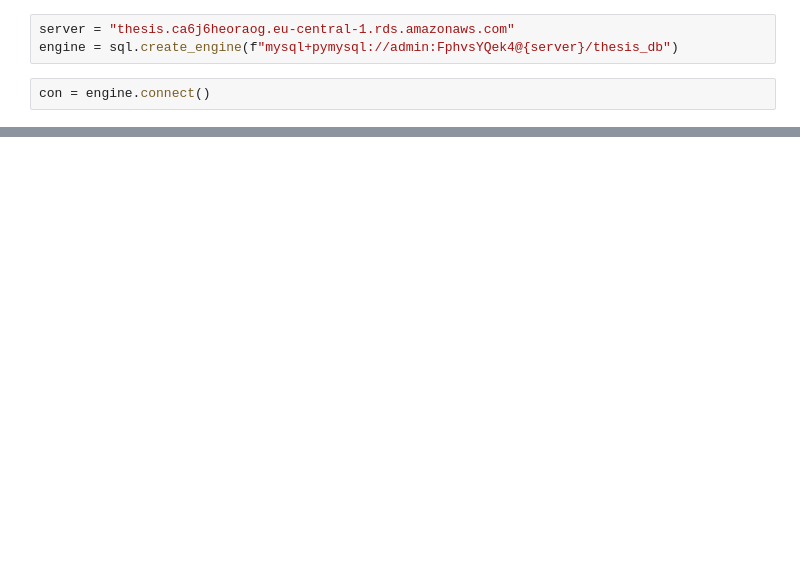
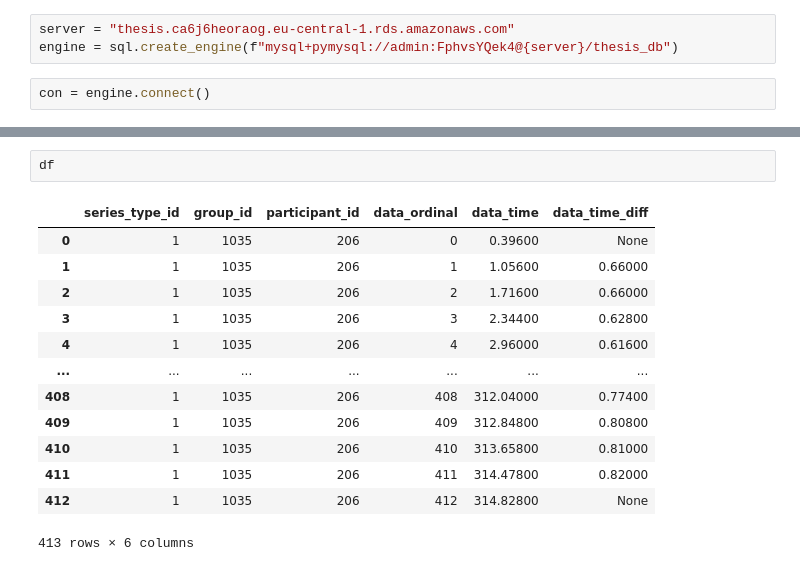
Before and after one commit to kishkash555/biu, a Jupyter notebook: Dissertation3/interpolate and upload.ipynb, the cells around one changed output, grey strips where cells are left out. Cells and saved outputs as stored; diff of their text form; blank space fills up the shorter version.

```diff
--- a/Dissertation3/interpolate and upload.ipynb
+++ b/Dissertation3/interpolate and upload.ipynb
@@ -37,0 +118,16 @@ values (
+# %%
+df
+# %% [output]
+|  | series_type_id | group_id | participant_id | data_ordinal | data_time | data_time_diff |
+| 0 | 1 | 1035 | 206 | 0 | 0.39600 | None |
+| 1 | 1 | 1035 | 206 | 1 | 1.05600 | 0.66000 |
+| 2 | 1 | 1035 | 206 | 2 | 1.71600 | 0.66000 |
+| 3 | 1 | 1035 | 206 | 3 | 2.34400 | 0.62800 |
+| 4 | 1 | 1035 | 206 | 4 | 2.96000 | 0.61600 |
+| ... | ... | ... | ... | ... | ... | ... |
+| 408 | 1 | 1035 | 206 | 408 | 312.04000 | 0.77400 |
+| 409 | 1 | 1035 | 206 | 409 | 312.84800 | 0.80800 |
+| 410 | 1 | 1035 | 206 | 410 | 313.65800 | 0.81000 |
+| 411 | 1 | 1035 | 206 | 411 | 314.47800 | 0.82000 |
+| 412 | 1 | 1035 | 206 | 412 | 314.82800 | None |
+413 rows × 6 columns
```
Also changed, not shown: parts of 13 cells of this notebook, 3 other files.
